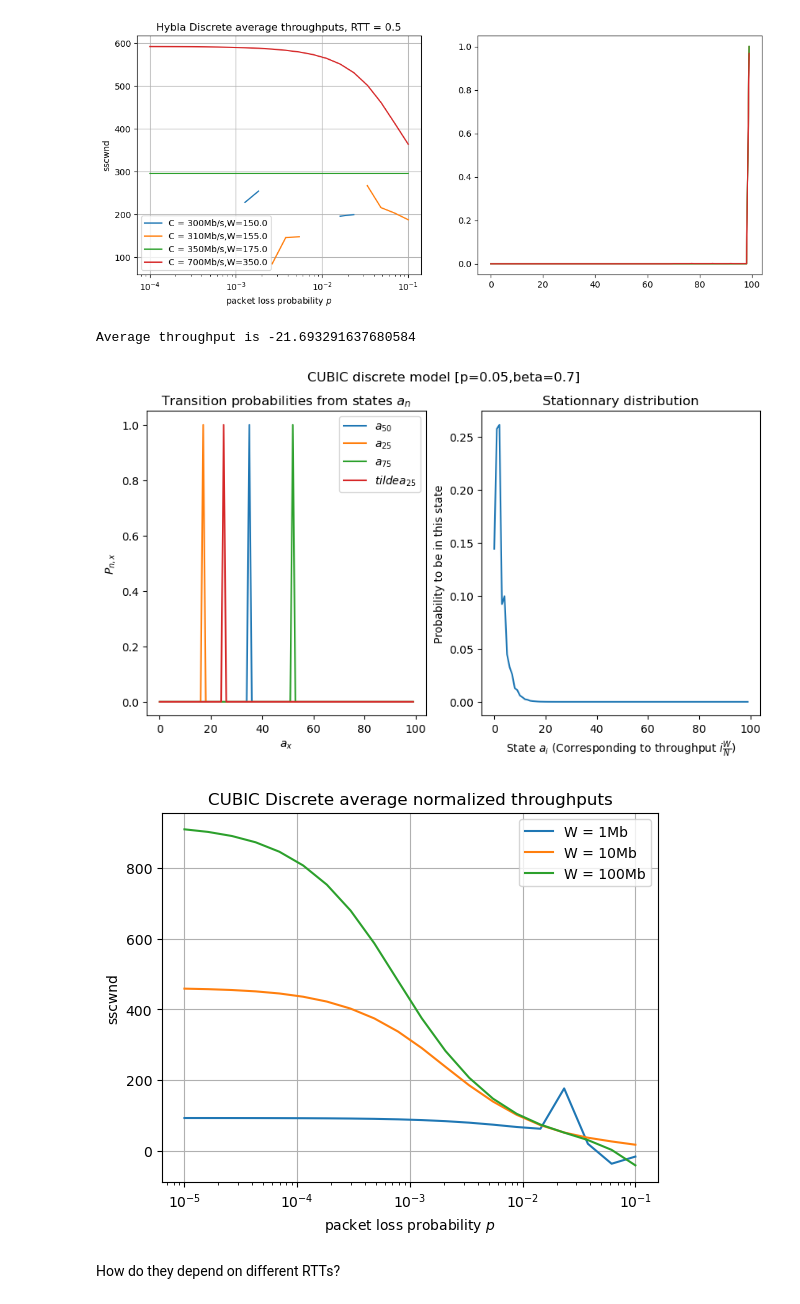
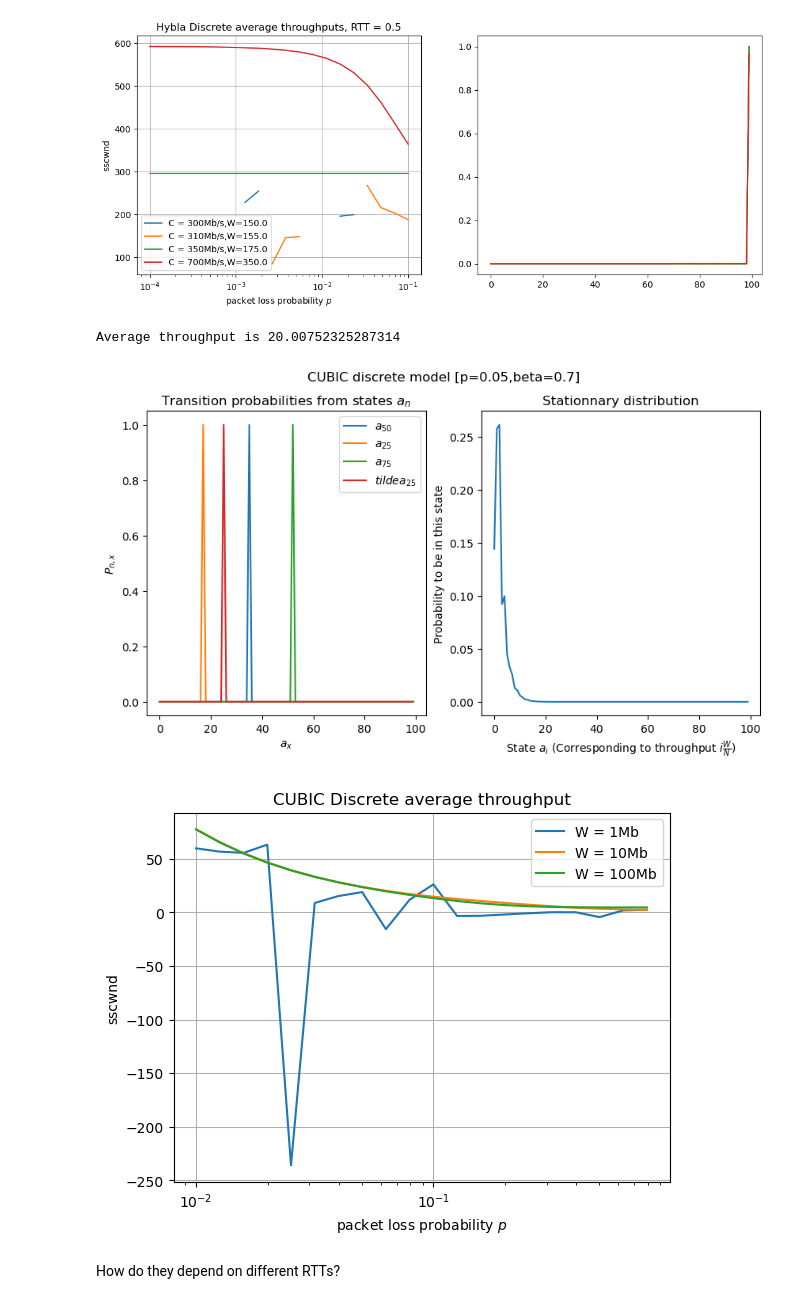
Before and after one commit to megretj/qpepcca, a Jupyter notebook: packetBasedMarkovianModel.ipynb, the cells around one changed output. Cells and saved outputs as stored; diff of their text form; code cells hidden in the pictures.

```diff
--- a/packetBasedMarkovianModel.ipynb
+++ b/packetBasedMarkovianModel.ipynb
@@ -93 +93,23 @@ plt.show()
 [figure]
+# %%
+wired = CCA_MarkovChain_CUBIC_discrete(packet_err=0.1,beta=0.7,N=100,C = 1000,RTT_est=0.1, RTT_real = 0.5)
+ps = np.logspace(-4,-0.1,4)
+fig, axs = plt.subplots(1, 2, figsize=(13,5))
+for i in ps:
+    wired.packet_err = i
+    wired.compute_stationnary_distribution()
+    axs[0].plot(np.arange(wired.N),wired.P[0,:],label=f"p={i}")
+    axs[1].plot(np.arange(wired.N),wired.pi,label=f"p={i}")
+    print(i, wired.avg_throughput())
+
+axs[1].set_title(r"Stationnary distribution")
+axs[0].set_title(r"Transition probabilities from $a_{50}$")
+axs[1].set_ylim(-0.01,0.2)
+axs[0].set_ylim(-0.01,0.3)
+#axs[0].set_xlim(10,15)
+axs[1].set_xlabel(r"State $a_i$ (Corresponding to throughput $i\frac{W}{N}$)")
+axs[1].set_ylabel(r'Probability to be in this state')
+axs[1].legend()
+axs[0].legend()
+fig.suptitle(f"CUBIC discrete model")
+plt.show()
@@ -158,7 +186,7 @@ plt.show()
 # %%
 p = 0.05
 b = 0.7
-wired = CCA_MarkovChain_CUBIC_new(packet_err=p,beta=b,N=100,C =1000, RTT_est=0.2, RTT_real = 0.21)
+wired = CCA_MarkovChain_CUBIC_discrete(packet_err=p,beta=b,N=100,C =1000, RTT_est=0.2, RTT_real = 0.21)
 wired.avg_throughput()
 print(f"Average throughput is {wired.ssThroughput}")
 
@@ -178,28 +206,28 @@ axs[1].set_ylabel(r'Probability to be in this state')
 fig.suptitle(f"CUBIC discrete model [p={p},beta={b}]")
 plt.show()
 # %% [output]
-Average throughput is -21.693291637680584
+Average throughput is 20.00752325287314
 [figure]
 # %%
-err_rates = np.logspace(-5,-1,20)
+err_rates = np.logspace(-2,-0.1,20)
 throughputs = np.zeros([3,len(err_rates)])
 for k,C in enumerate([100,500,1000]):
     for i, l in enumerate(err_rates):
-        wireless = CCA_MarkovChain_CUBIC_discrete(packet_err=l,beta=0.7,N=100,C = C,RTT_real=0.05)
+        wireless = CCA_MarkovChain_CUBIC_discrete(packet_err=l,beta=0.7,N=100,C = C,RTT_real=0.1)
         throughputs[k,i] = wireless.avg_throughput()
 
 plt.plot(err_rates,throughputs[0,:], label = "W = 1Mb")
 plt.plot(err_rates,throughputs[1,:], label = "W = 10Mb")
 plt.plot(err_rates,throughputs[2,:], label = "W = 100Mb")
 plt.semilogx()
 plt.legend()
 plt.grid()
-plt.title(r"CUBIC Discrete average normalized throughputs")
+plt.title(r"CUBIC Discrete average throughput")
 plt.xlabel(r"packet loss probability $p$")
 plt.ylabel(r'sscwnd')
 plt.show()
 # %% [output]
-[figure, old version]
+[figure, new version]
 # %% [markdown]
 How do they depend on different RTTs?
 # %%
```
Also changed, not shown: parts of 3 cells of this notebook, 1 other file.
